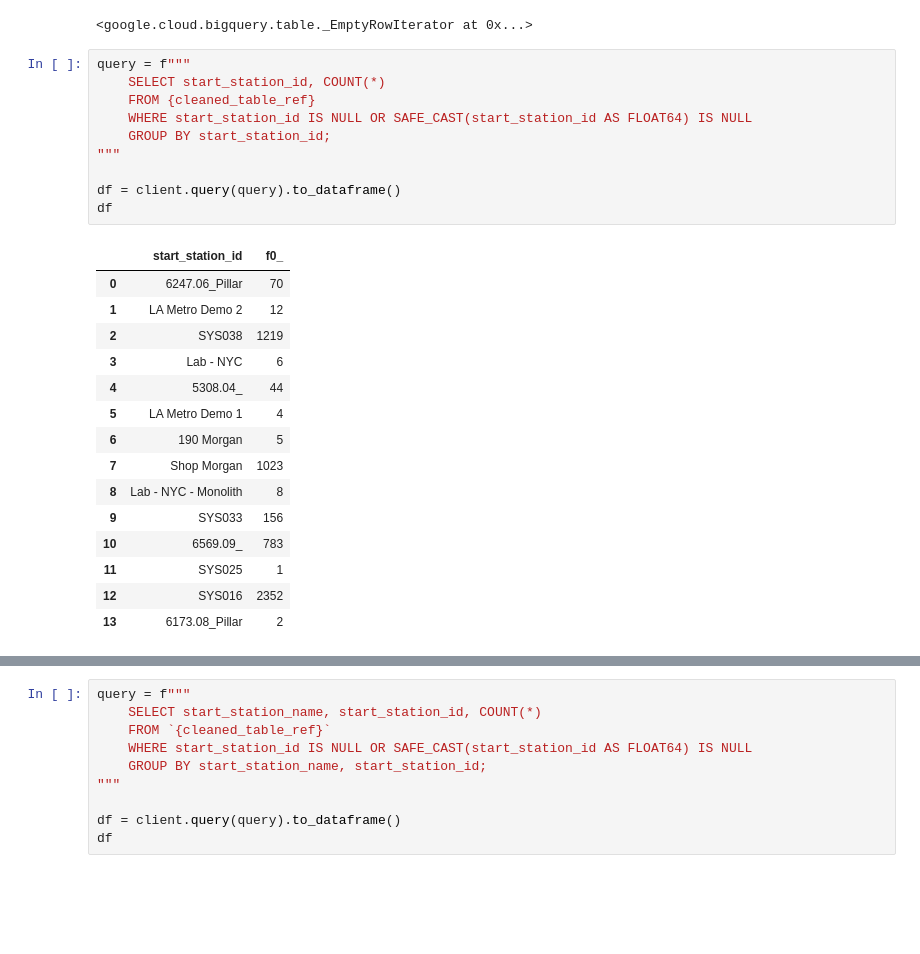
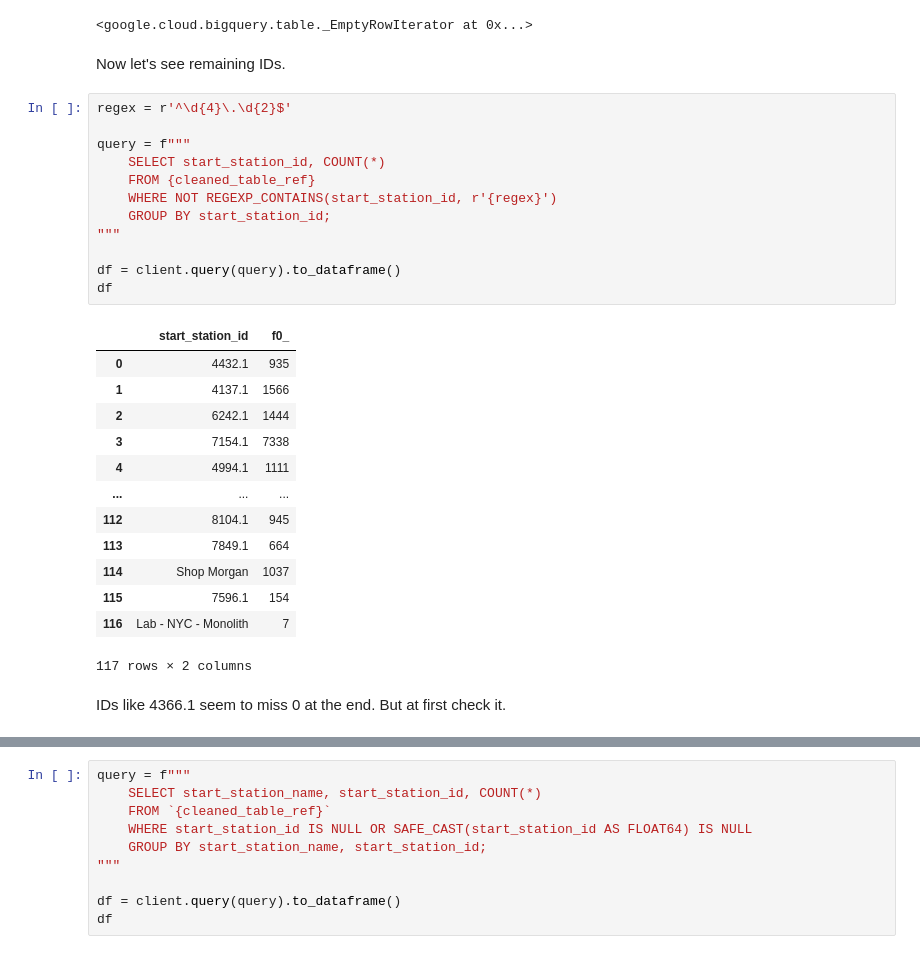
Before and after one commit to olshevskaa/citibike-nyc, a Jupyter notebook: notebooks/citibike.ipynb, the cells around one changed output, grey strips where cells are left out. Saved outputs shown, nothing was run; the diff lists cells and outputs as text; blank space fills up the shorter version.

```diff
--- a/notebooks/citibike.ipynb
+++ b/notebooks/citibike.ipynb
@@ -262,29 +287,33 @@ job = client.query(query)
 job.result()
 # %% [output]
 <google.cloud.bigquery.table._EmptyRowIterator at 0x...>
+# %% [markdown]
+Now let's see remaining IDs.
 # %%
+regex = r'^\d{4}\.\d{2}$'
+
 query = f"""
     SELECT start_station_id, COUNT(*)
     FROM {cleaned_table_ref}
-    WHERE start_station_id IS NULL OR SAFE_CAST(start_station_id AS FLOAT64) IS NULL
+    WHERE NOT REGEXP_CONTAINS(start_station_id, r'{regex}')
     GROUP BY start_station_id;
 """
 
 df = client.query(query).to_dataframe()
 df
 # %% [output]
 |  | start_station_id | f0_ |
-| 0 | 6247.06_Pillar | 70 |
-| 1 | LA Metro Demo 2 | 12 |
-| 2 | SYS038 | 1219 |
-| 3 | Lab - NYC | 6 |
-| 4 | 5308.04_ | 44 |
-| 5 | LA Metro Demo 1 | 4 |
-| 6 | 190 Morgan | 5 |
-| 7 | Shop Morgan | 1023 |
-| 8 | Lab - NYC - Monolith | 8 |
-| 9 | SYS033 | 156 |
-| 10 | 6569.09_ | 783 |
-| 11 | SYS025 | 1 |
-| 12 | SYS016 | 2352 |
-| 13 | 6173.08_Pillar | 2 |
+| 0 | 4432.1 | 935 |
+| 1 | 4137.1 | 1566 |
+| 2 | 6242.1 | 1444 |
+| 3 | 7154.1 | 7338 |
+| 4 | 4994.1 | 1111 |
+| ... | ... | ... |
+| 112 | 8104.1 | 945 |
+| 113 | 7849.1 | 664 |
+| 114 | Shop Morgan | 1037 |
+| 115 | 7596.1 | 154 |
+| 116 | Lab - NYC - Monolith | 7 |
+117 rows × 2 columns
+# %% [markdown]
+IDs like 4366.1 seem to miss 0 at the end. But at first check it.
```
Also changed, not shown: parts of 83 cells of this notebook.
